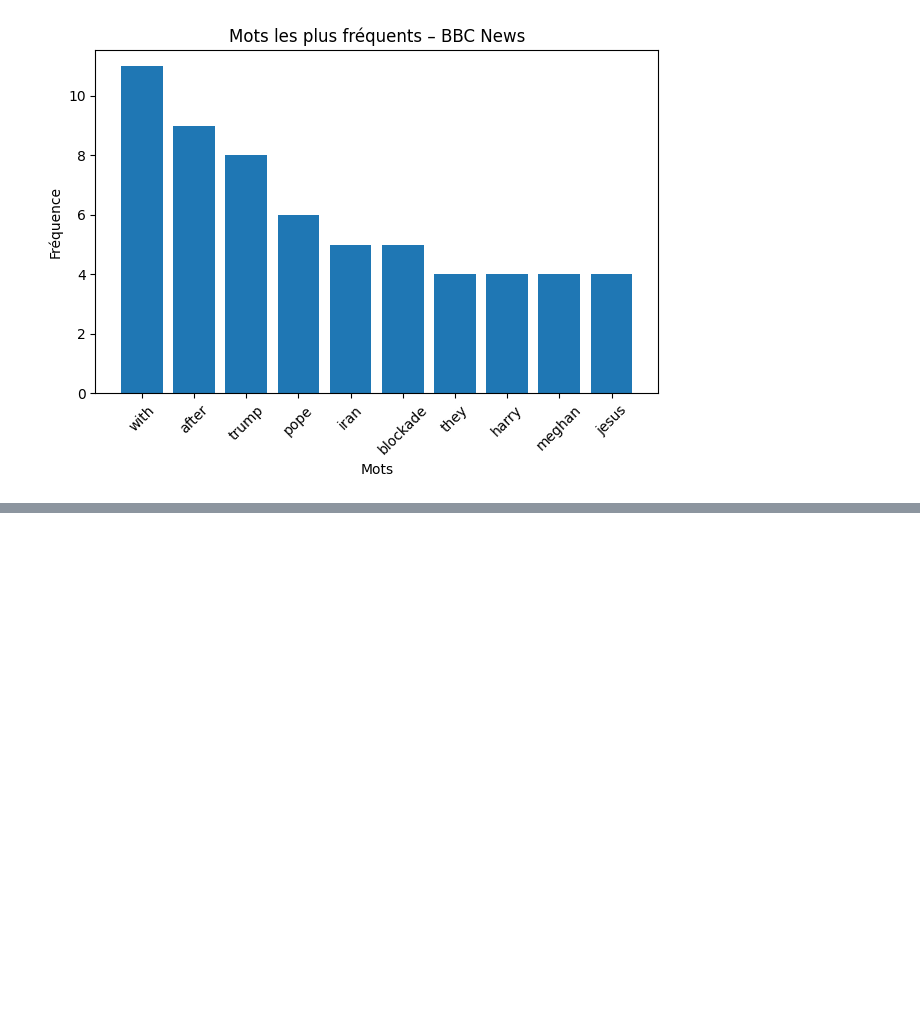
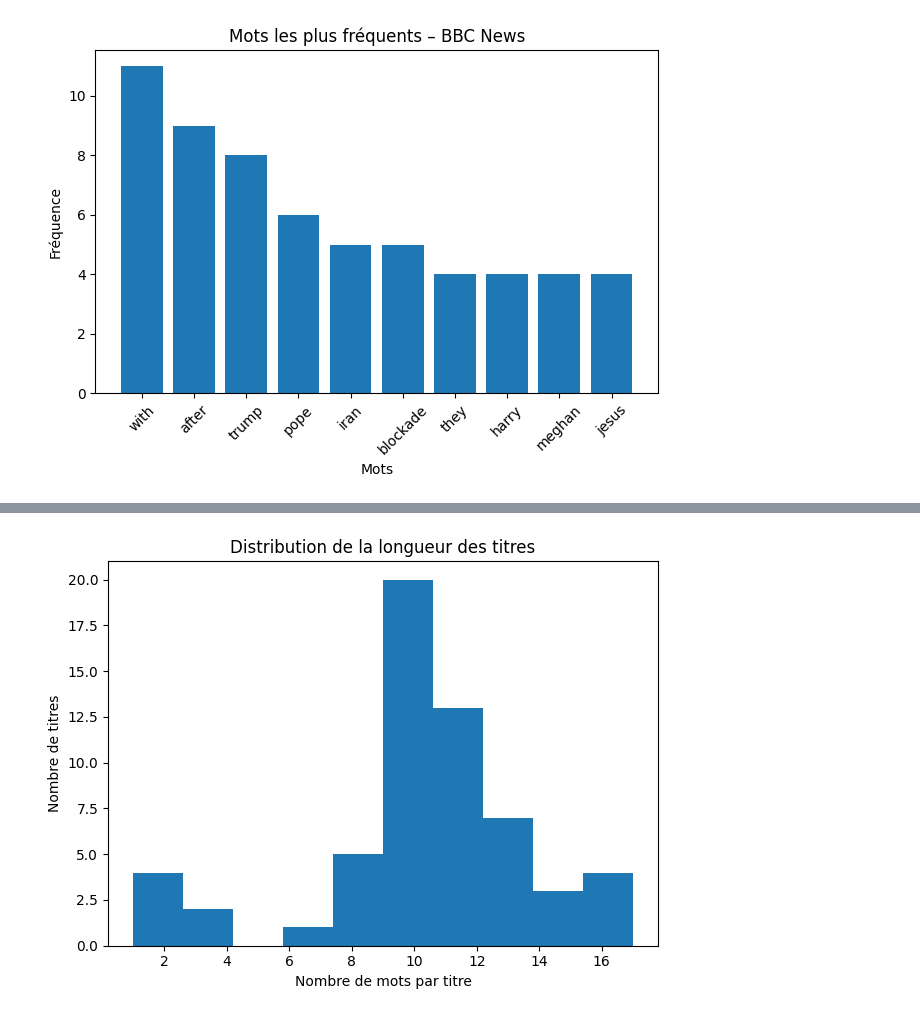
Before and after one commit to CollegeBoreal/INF1102-201-26H-03, a Jupyter notebook: 8.Project/300141429/RAPPORT.ipynb, the cells around one changed output, grey strips where cells are left out. Cells and saved outputs as stored; diff of their text form; code cells hidden in the pictures; blank space fills up the shorter version.

```diff
--- a/8.Project/300141429/RAPPORT.ipynb
+++ b/8.Project/300141429/RAPPORT.ipynb
@@ -39,0 +61,12 @@ plt.show()
+# %%
+lengths = [len(t.split()) for t in titles]
+
+plt.figure()
+plt.hist(lengths, bins=10)
+plt.title("Distribution de la longueur des titres")
+plt.xlabel("Nombre de mots par titre")
+plt.ylabel("Nombre de titres")
+plt.tight_layout()
+plt.show()
+# %% [output]
+[figure, added]
```
Also changed, not shown: parts of 2 cells of this notebook.
